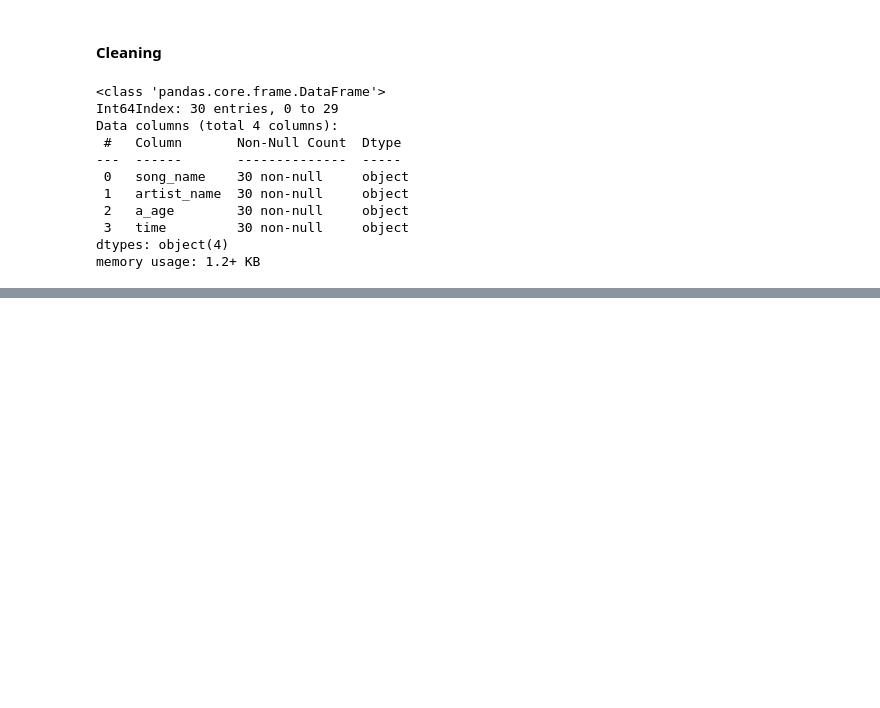
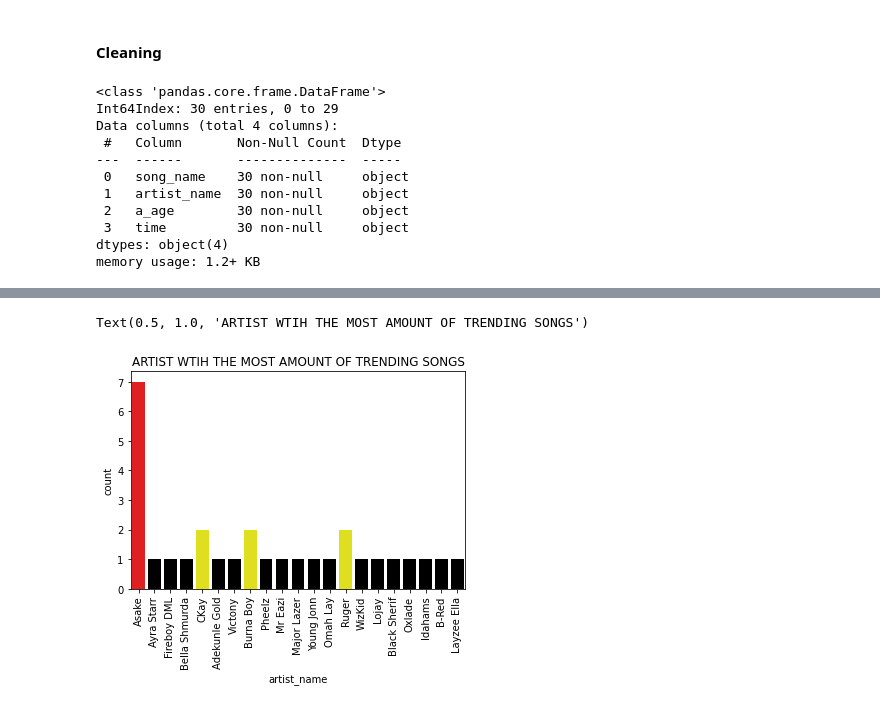
Before and after one commit to jimifash/Web_scraping, a Jupyter notebook: Webscrape.ipynb, the cells around one changed output, grey strips where cells are left out. Saved outputs shown, nothing was run; the diff lists cells and outputs as text; code cells hidden in the pictures; blank space fills up the shorter version.

```diff
--- a/Webscrape.ipynb
+++ b/Webscrape.ipynb
@@ -311,0 +346,8 @@ df.to_csv("Top_Naija_Music_Trends_Boom_play.csv")
+# %%
+color=('red','black','black','black','yellow','black','black','yellow','black','black','black','black','black','yellow','black','black','black','black','black','black','black',)
+sb.countplot(data = df, x=df.artist_name, palette=color)
+plt.xticks(rotation = 90)
+plt.title('ARTIST WTIH THE MOST AMOUNT OF TRENDING SONGS')
+# %% [output]
+Text(0.5, 1.0, 'ARTIST WTIH THE MOST AMOUNT OF TRENDING SONGS')
+[figure, added]
```
Also changed, not shown: parts of 14 cells of this notebook.
